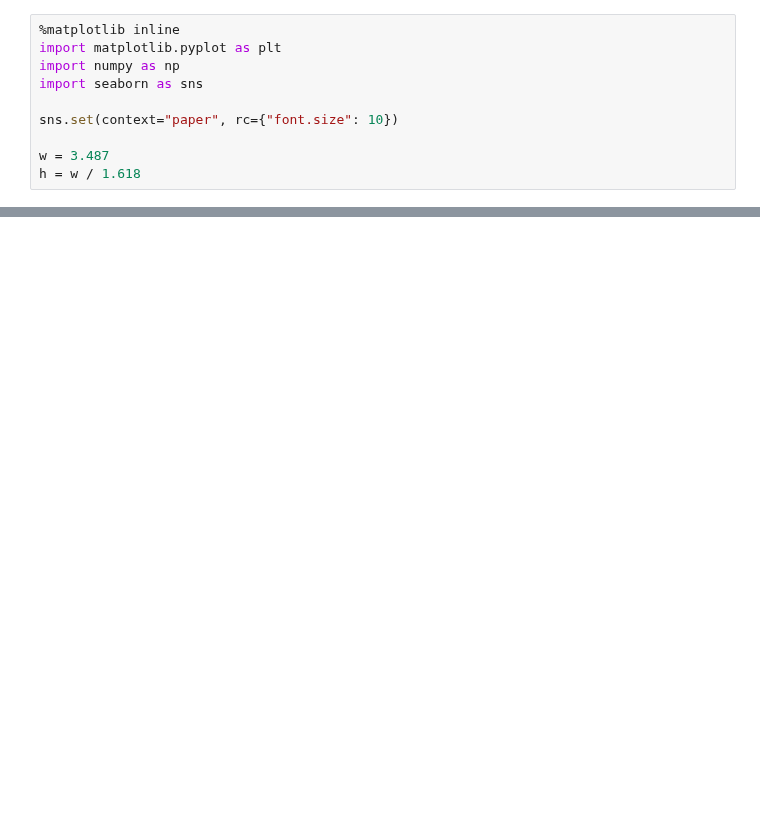
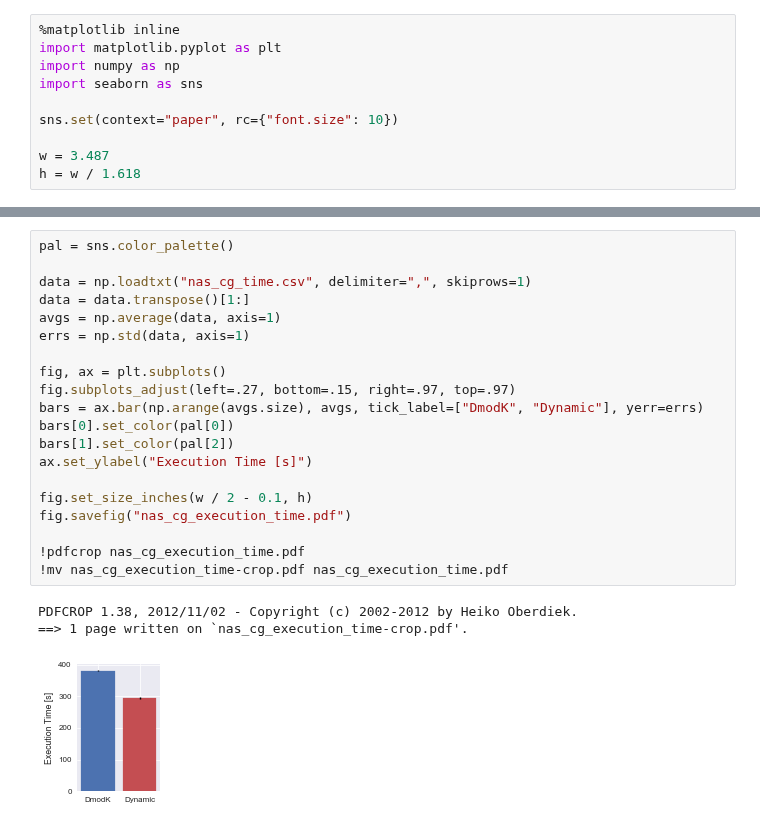
Before and after one commit to keichi/hpcmaspa17-pfanalyzer, a Jupyter notebook: img/plot.ipynb, the cells around one changed output, grey strips where cells are left out. Drawn from its saved outputs; the diff is of its cells as text; blank space fills up the shorter version.

```diff
--- a/img/plot.ipynb
+++ b/img/plot.ipynb
@@ -89,3 +95,27 @@ fig.savefig("latency_overhead.pdf")
 # %% [output]
 [figure]
+# %%
+pal = sns.color_palette()
+
+data = np.loadtxt("nas_cg_time.csv", delimiter=",", skiprows=1)
+data = data.transpose()[1:]
+avgs = np.average(data, axis=1)
+errs = np.std(data, axis=1)
+
+fig, ax = plt.subplots()
+fig.subplots_adjust(left=.27, bottom=.15, right=.97, top=.97)
+bars = ax.bar(np.arange(avgs.size), avgs, tick_label=["DmodK", "Dynamic"], yerr=errs)
+bars[0].set_color(pal[0])
+bars[1].set_color(pal[2])
+ax.set_ylabel("Execution Time [s]")
+
+fig.set_size_inches(w / 2 - 0.1, h)
+fig.savefig("nas_cg_execution_time.pdf")
+
+!pdfcrop nas_cg_execution_time.pdf
+!mv nas_cg_execution_time-crop.pdf nas_cg_execution_time.pdf
+# %% [output]
+PDFCROP 1.38, 2012/11/02 - Copyright (c) 2002-2012 by Heiko Oberdiek.
+==> 1 page written on `nas_cg_execution_time-crop.pdf'.
+[figure, added]
 # %%
```
Also changed, not shown: parts of 6 cells of this notebook, 5 other files.
